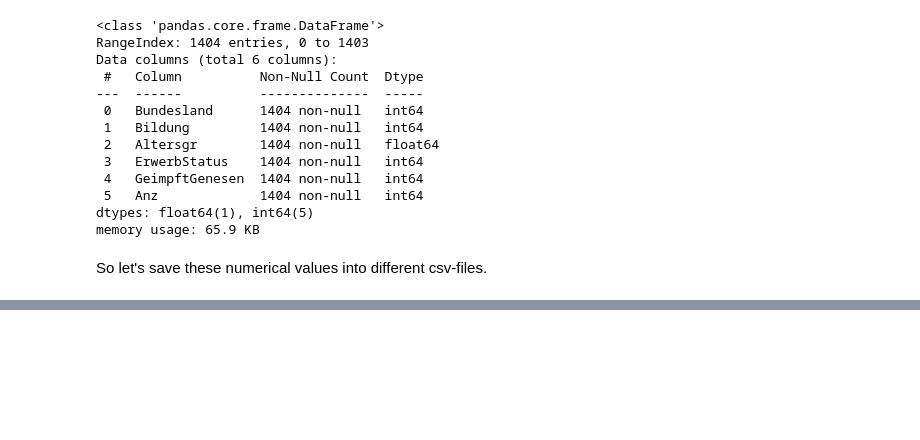
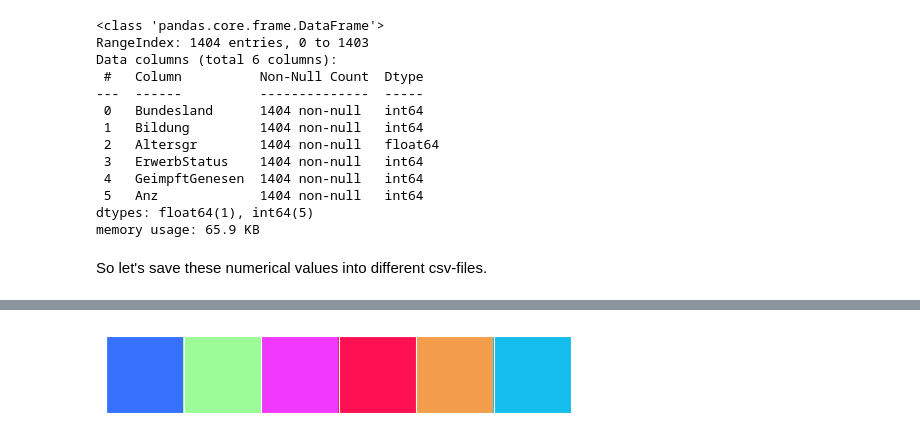
Before and after one commit to Sormy23/DataScience_CoronaStatistics, a Jupyter notebook: mini_projekt.ipynb, the cells around one changed output, grey strips where cells are left out. Drawn from its saved outputs; the diff is of its cells as text; code cells hidden in the pictures; blank space fills up the shorter version.

```diff
--- a/mini_projekt.ipynb
+++ b/mini_projekt.ipynb
@@ -456,0 +461,7 @@ korr2.to_csv("./output/num2.csv", index=False)
+# %%
+colors = ["#3772FF", "#9CFC97", "#F038FF", "#FF1053", "#F29E4C", "#14BDEB"]
+colorPallet = sns.set_palette(colors)
+sns.palplot(sns.color_palette())
+plt.show()
+# %% [output]
+[figure, added]
```
Also changed, not shown: parts of 7 cells of this notebook.
